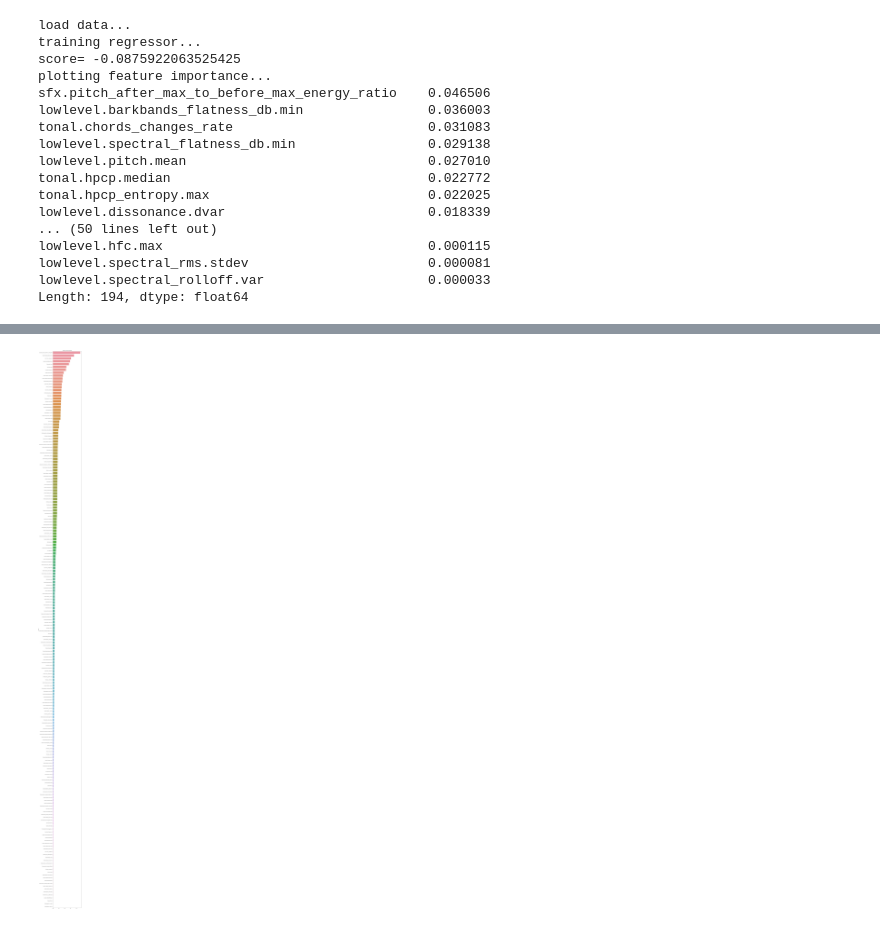
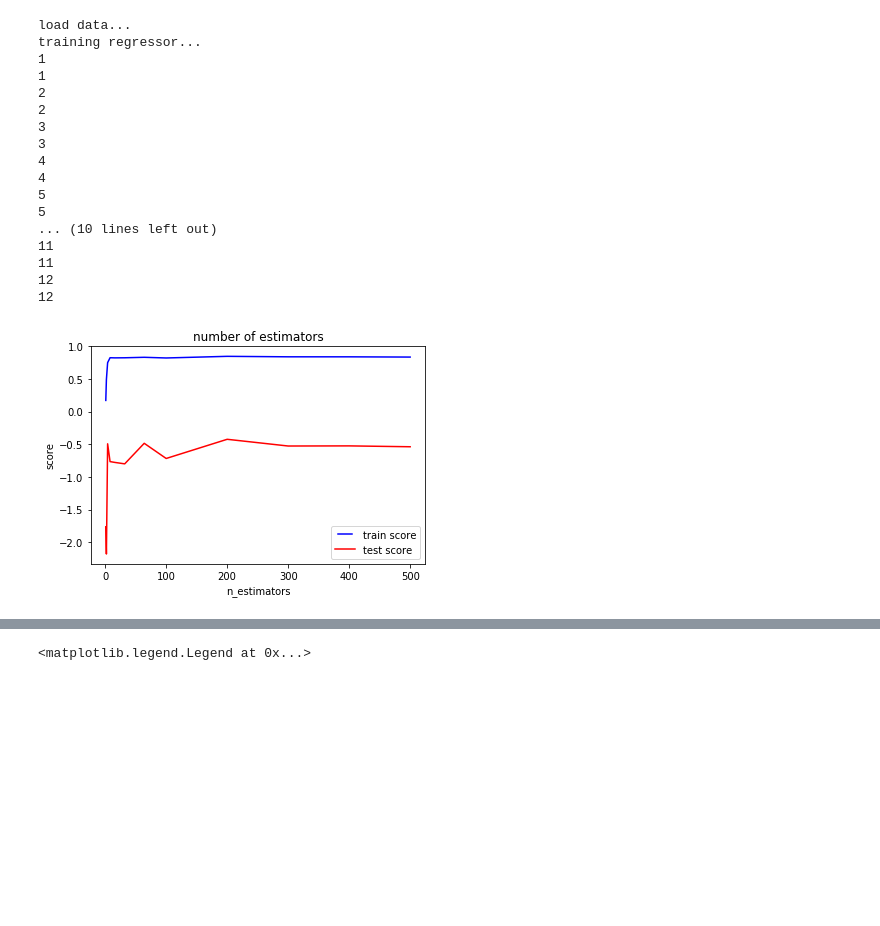
Before and after one commit to SimonZimmer/random_forest_classifier, a Jupyter notebook: regressor.ipynb, the cells around one changed output, grey strips where cells are left out. Cells and saved outputs as stored; diff of their text form; code cells hidden in the pictures; blank space fills up the shorter version.

Commit message:
adding n_estimator evaluation

```diff
--- a/regressor.ipynb
+++ b/regressor.ipynb
@@ -1,54 +68,82 @@
 # %%
 import pickle as pkl
 import pandas as pd
 from sklearn.model_selection import train_test_split
 from sklearn.ensemble import RandomForestRegressor
 from sklearn import metrics
 import matplotlib.pyplot as plt
 import seaborn as sns
+from sklearn.metrics import roc_curve
 
 print('load data...')
 data = pkl.load(open("/Users/simonzimmermann/dev/random_forest_regressor/test_files_features.pkl", "rb"))
-target_index = len(data.iloc[0]) - 1
-x_input = data.iloc[:, : target_index - 1]
+num_features = len(data.iloc[0]) - 1
+x_input = data.iloc[:, : num_features]
 x_input = x_input.fillna(0)
 target = pkl.load(open("/Users/simonzimmermann/dev/random_forest_regressor/datasets/vaillant_1/pkl/vaillant_1.pkl"))
 
 x_train, x_test, y_train, y_test = train_test_split(x_input, target, test_size=0.3)
 
-print('training regressor...')
-regressor = RandomForestRegressor(n_estimators=100, max_depth=2, random_state=0)
-regressor.fit(x_train, y_train)
-y_pred = regressor.predict(x_test)
-print("score= " + str(regressor.score(x_test, y_test)))
+n_estimators = [1, 2, 4, 8, 16, 32, 64, 100, 200, 300, 400, 500]
+train_results = []
+test_results = []
+
+print('evalutating n_estimators...')
+for estimator in n_estimators:
+    regressor = RandomForestRegressor(n_estimators=estimator,
+                                      max_features=num_features,
+                                      criterion='mse')
+
+    regressor.fit(x_train, y_train)
+    train_pred = regressor.predict(x_train)
+    y_pred = regressor.predict(x_test)
+
+    test_score = regressor.score(x_test, y_test)
+    train_score = regressor.score(x_train, y_train)
+
+    train_results.append(train_score)
+    test_results.append(test_score)
+
+    print(len(train_results))
+    print(len(test_results))
+
+from matplotlib.legend_handler import HandlerLine2D
+line1, = plt.plot(n_estimators, train_results, 'b', label="train score")
+line2, = plt.plot(n_estimators, test_results, 'r', label="test score")
+plt.legend(handler_map={line1: HandlerLine2D(numpoints=2)})
+plt.title('number of estimators')
+plt.ylabel('score')
+plt.xlabel('n_estimators')
+plt.show()
 
 print('plotting feature importance...')
 feature_imp = pd.Series(regressor.feature_importances_, index=x_input.columns).sort_values(ascending=False)
-feature_imp = feature_imp[feature_imp > 0]
+feature_imp = feature_imp[feature_imp > 0.01]
 print(feature_imp)
 
-a4_dims = (10, 200)
+a4_dims = (10, 20)
 fig, ax = plt.subplots(figsize=a4_dims)
 sns.barplot(ax=ax, x=feature_imp, y=feature_imp.index)
 plt.title("Feature Importance Score")
 plt.ylabel('Features')
 plt.title("Audiotory Feature Importance")
 plt.legend()
 # %% [output]
 load data...
 training regressor...
-score= -0.0875922063525425
-plotting feature importance...
-sfx.pitch_after_max_to_before_max_energy_ratio    0.046506
-lowlevel.barkbands_flatness_db.min                0.036003
-tonal.chords_changes_rate                         0.031083
-lowlevel.spectral_flatness_db.min                 0.029138
-lowlevel.pitch.mean                               0.027010
-tonal.hpcp.median                                 0.022772
-tonal.hpcp_entropy.max                            0.022025
-lowlevel.dissonance.dvar                          0.018339
-... (50 lines left out)
-lowlevel.hfc.max                                  0.000115
-lowlevel.spectral_rms.stdev                       0.000081
-lowlevel.spectral_rolloff.var                     0.000033
-Length: 194, dtype: float64
+1
+1
+2
+2
+3
+3
+4
+4
+5
+5
+... (10 lines left out)
+11
+11
+12
+12
+[figure, new version]
@@ -56 +169 @@ Length: 194, dtype: float64
-[figure, old version]
+<matplotlib.legend.Legend at 0x...>
```
Also changed, not shown: parts of 3 cells of this notebook, 1 other file.
